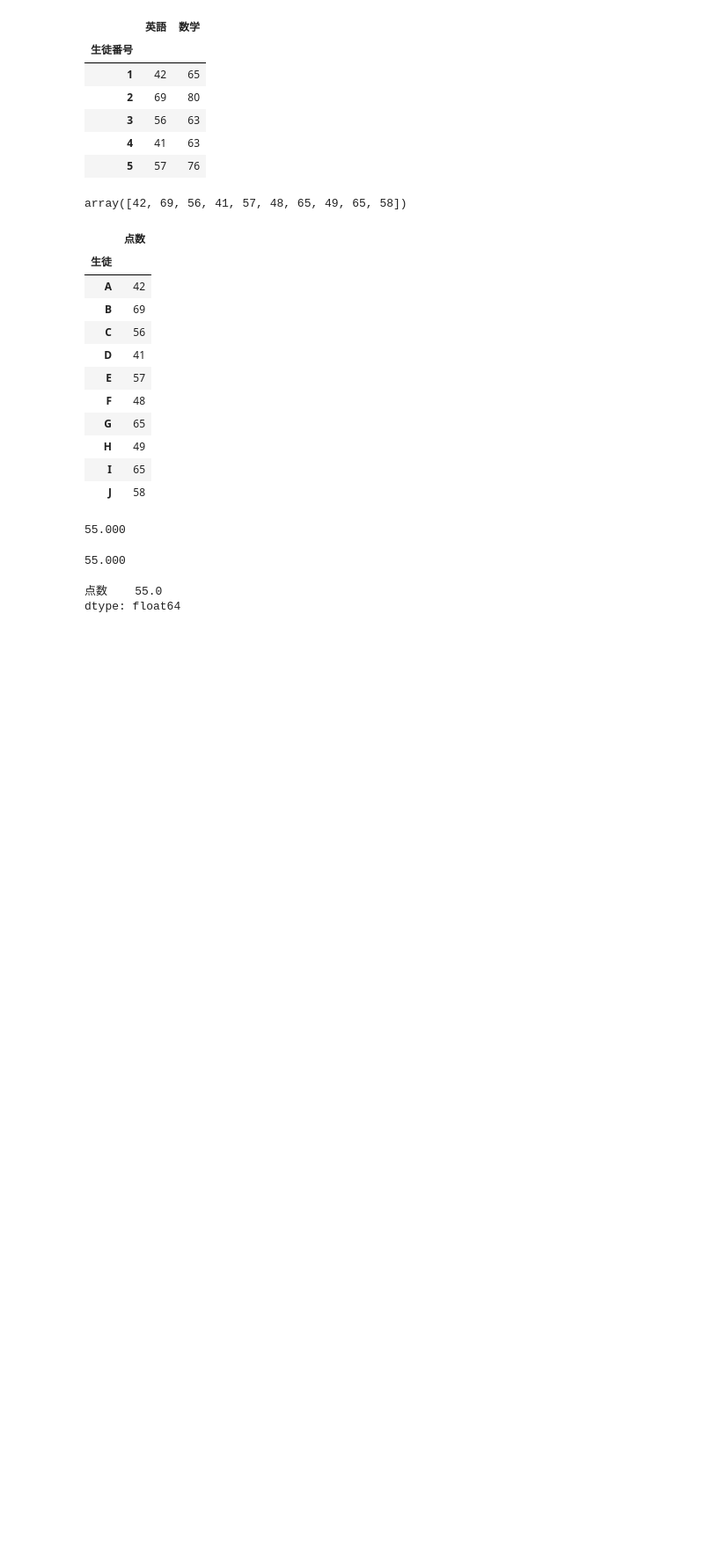
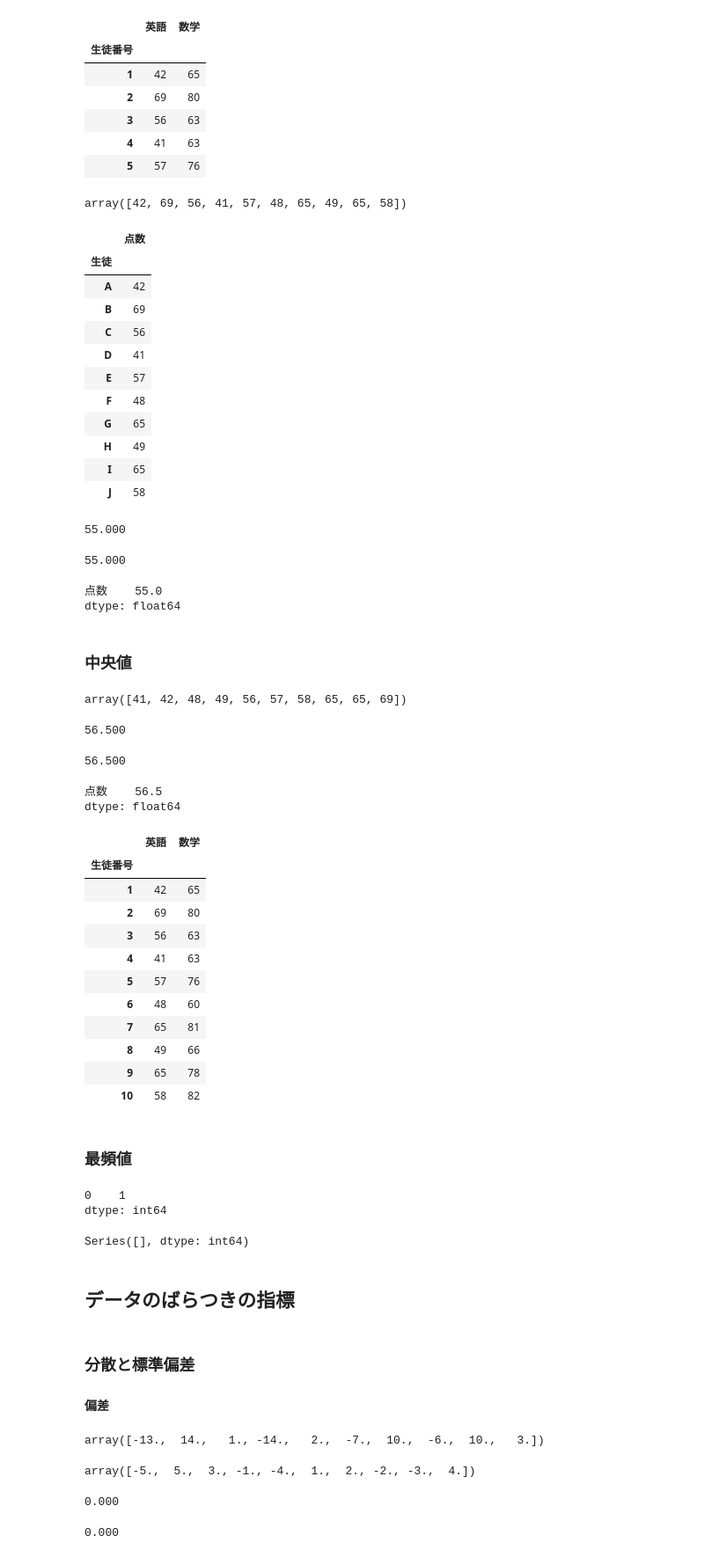
Before and after one commit to insideman02468/Cloud9, a Jupyter notebook: Jupyter/MyNotebook/chapter2.ipynb, the cells around one changed output. Shown at 88% size. Cells and saved outputs as stored; diff of their text form; code cells hidden in the pictures; blank space fills up the shorter version.

```diff
--- a/Jupyter/MyNotebook/chapter2.ipynb
+++ b/Jupyter/MyNotebook/chapter2.ipynb
@@ -60,3 +60,83 @@ scores_df.mean()
 # %% [output]
 点数    55.0
 dtype: float64
+# %% [markdown]
+### 中央値
+# %%
+sorted_scores = np.sort(scores)
+sorted_scores
+# %% [output]
+array([41, 42, 48, 49, 56, 57, 58, 65, 65, 69])
+# %%
+n = len(sorted_scores)
+if n % 2 == 0:
+    m0 = sorted_scores[n//2 - 1]
+    m1 = sorted_scores[n//2]
+    median =(m0 + m1)/2
+else:
+    median = sorted_scores[(n+1)//2-1]
+median
+# %% [output]
+56.500
+# %%
+np.median(scores)
+# %% [output]
+56.500
+# %%
+scores_df.median()
+# %% [output]
+点数    56.5
+dtype: float64
+# %%
+df.head(10)
+# %% [output]
+|  | 英語 | 数学 |
+| 生徒番号 |  |  |
+| 1 | 42 | 65 |
+| 2 | 69 | 80 |
+| 3 | 56 | 63 |
+| 4 | 41 | 63 |
+| 5 | 57 | 76 |
+| 6 | 48 | 60 |
+| 7 | 65 | 81 |
+| 8 | 49 | 66 |
+| 9 | 65 | 78 |
+| 10 | 58 | 82 |
+# %% [markdown]
+### 最頻値
+# %%
+pd.Series([1, 1, 1, 2, 2, 3]).mode()
+# %% [output]
+0    1
+dtype: int64
+# %%
+pd.Series([1, 2, 3, 4, 5]).mode()
+# %% [output]
+Series([], dtype: int64)
+# %% [markdown]
+## データのばらつきの指標
+# %% [markdown]
+### 分散と標準偏差
+
+#### 偏差
+# %%
+mean = np.mean(scores)
+deviation = scores -mean
+deviation
+# %% [output]
+array([-13.,  14.,   1., -14.,   2.,  -7.,  10.,  -6.,  10.,   3.])
+# %%
+another_scores = [50, 60, 58, 54, 51, 56, 57, 53, 52, 59]
+another_mean = np.mean(another_scores)
+another_deviation = another_scores - another_mean
+another_deviation
+# %% [output]
+array([-5.,  5.,  3., -1., -4.,  1.,  2., -2., -3.,  4.])
+# %%
+np.mean(deviation)
+# %% [output]
+0.000
+# %%
+np.mean(another_deviation)
+# %% [output]
+0.000
```
Also changed, not shown: parts of 9 cells of this notebook, 1 other file.
